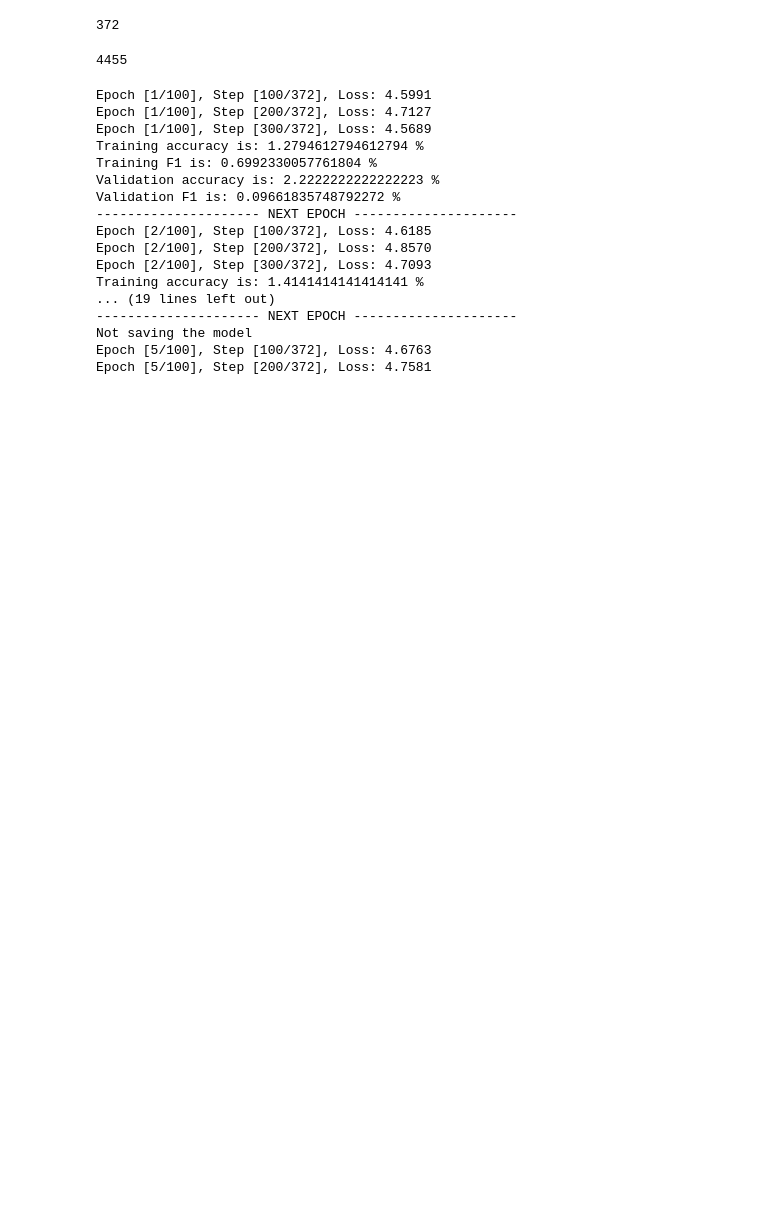
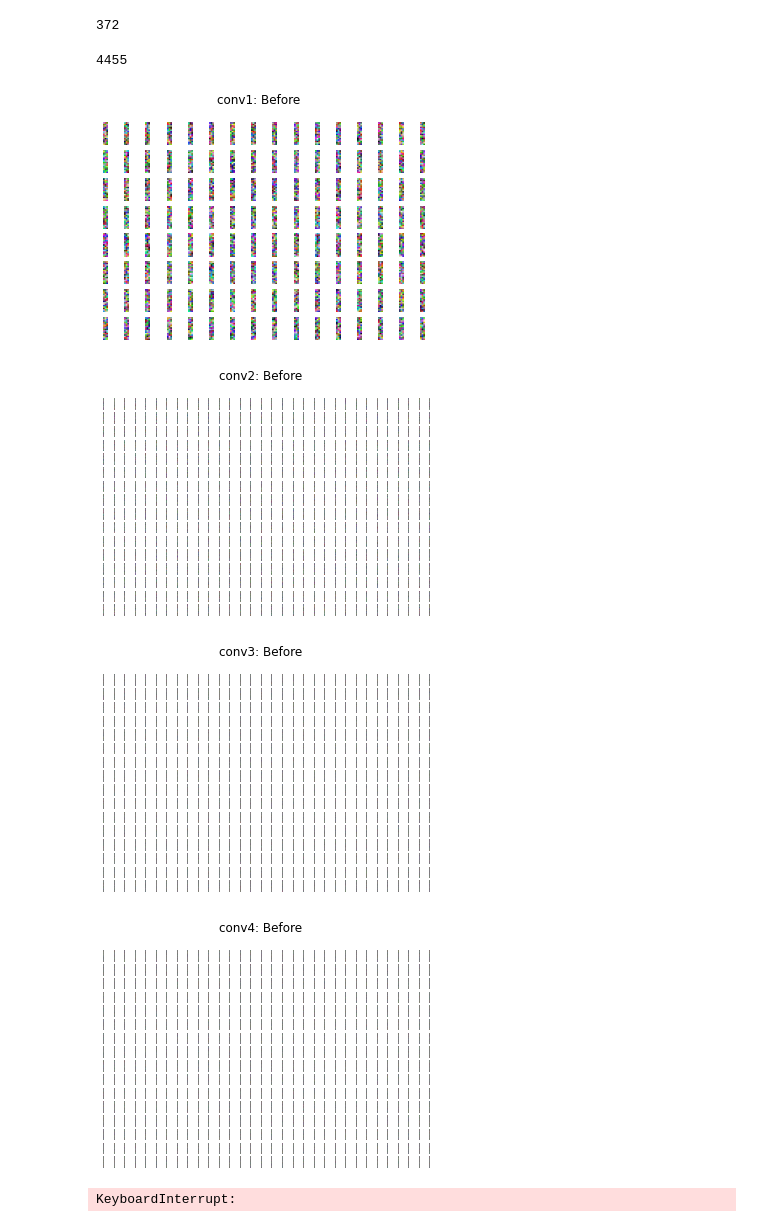
Before and after one commit to michele17284/YogaPose, a Jupyter notebook: YogaPose.ipynb, the cells around one changed output. Saved outputs shown, nothing was run; the diff lists cells and outputs as text; code cells hidden in the pictures; blank space fills up the shorter version.

```diff
--- a/YogaPose.ipynb
+++ b/YogaPose.ipynb
@@ -448,24 +556,26 @@ def test(model):
             print('Test f1 is: {} %'.format(f1))
             print('Test Loss: {:.4f}'.format(loss_test))
     return all_preds, all_labels, {"Accuracy/test": accuracy, "Loss/test": loss_test, "F1/test" : f1}
+# %%
+dirname = get_next_logdir()
+MODEL_WEIGHTS_IMAGEPATH = os.path.join(dirname,"weights")
+
+vis_layers = {
+    "conv1" : model.conv1,
+    "conv2" : model.conv2,
+    "conv3" : model.conv3,
+    "conv4" : model.conv4,
+    "conv5" : model.conv5,
+}
+
+for n,l in vis_layers.items():
+  VisualizeFilter(l, n, out_dir=os.path.join(MODEL_WEIGHTS_IMAGEPATH, "before"),before=True)
+# %% [output]
+[figure, added]
+[figure, added]
+[figure, added]
+[figure, added]
+KeyboardInterrupt:
 # %%
-train_values = train(model)
+#train_values = train(model)
-# %% [output]
-Epoch [1/100], Step [100/372], Loss: 4.5991
-Epoch [1/100], Step [200/372], Loss: 4.7127
-Epoch [1/100], Step [300/372], Loss: 4.5689
-Training accuracy is: 1.2794612794612794 %
-Training F1 is: 0.6992330057761804 %
-Validation accuracy is: 2.2222222222222223 %
-Validation F1 is: 0.09661835748792272 %
---------------------- NEXT EPOCH ---------------------
-Epoch [2/100], Step [100/372], Loss: 4.6185
-Epoch [2/100], Step [200/372], Loss: 4.8570
-Epoch [2/100], Step [300/372], Loss: 4.7093
-Training accuracy is: 1.4141414141414141 %
-... (19 lines left out)
---------------------- NEXT EPOCH ---------------------
-Not saving the model
-Epoch [5/100], Step [100/372], Loss: 4.6763
-Epoch [5/100], Step [200/372], Loss: 4.7581
 # %%
```
Also changed, not shown: parts of 9 cells of this notebook, 3 other files.
